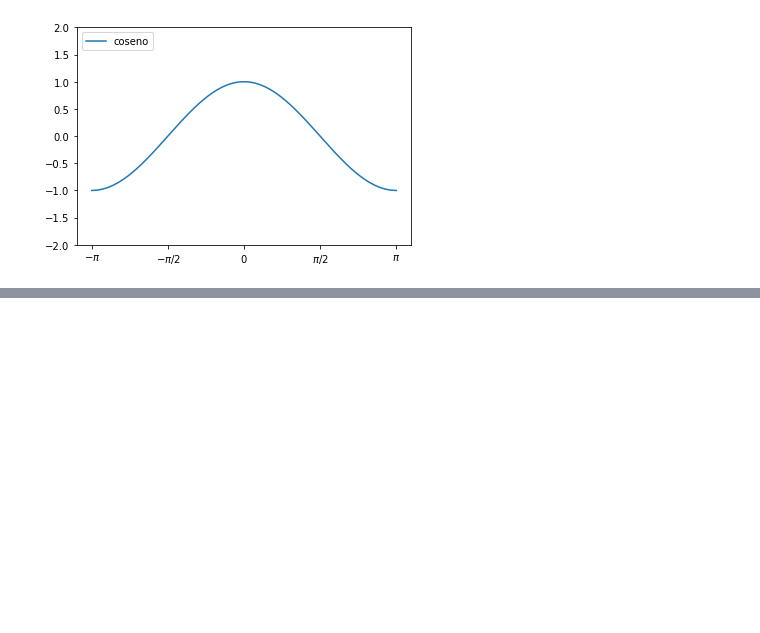
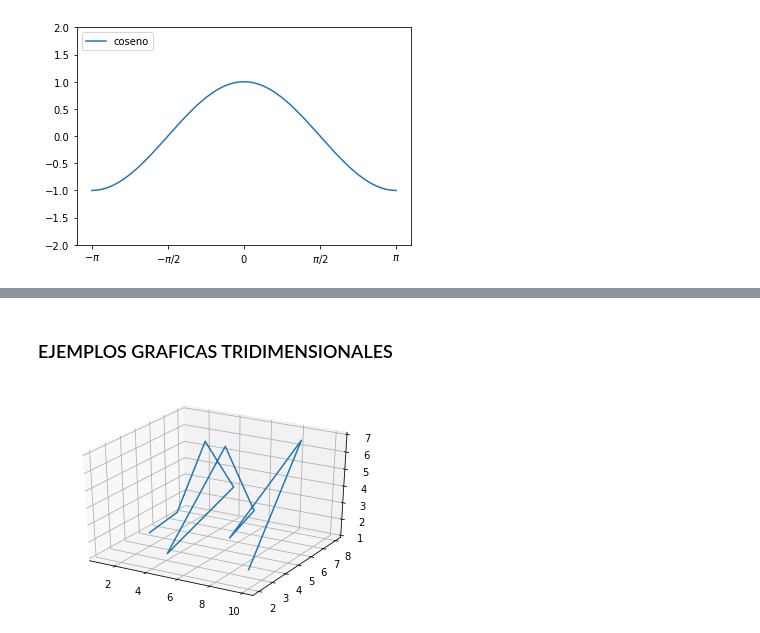
Before and after one commit to mafe230604/graficas_python, a Jupyter notebook: graficas_python.ipynb, the cells around one changed output, grey strips where cells are left out. Drawn from its saved outputs; the diff is of its cells as text; code cells hidden in the pictures; blank space fills up the shorter version.

```diff
--- a/graficas_python.ipynb
+++ b/graficas_python.ipynb
@@ -115,0 +140,27 @@ show()
+# %% [markdown]
+### EJEMPLOS GRAFICAS TRIDIMENSIONALES
+# %%
+
+from mpl_toolkits.mplot3d import axes3d
+import matplotlib.pyplot as plt
+import numpy as np
+
+# Creamos la figura
+fig = plt.figure()
+
+# Agrrgamos un plano 3D
+ax1 = fig.add_subplot(111,projection='3d')
+
+# Datos en array bi-dimensional
+x = np.array([[1,2,3,4,5,6,7,8,9,10]])
+y = np.array([[5,6,7,8,2,5,6,3,7,2]])
+z = np.array([[1,2,6,3,2,7,3,3,7,2]])
+
+# plot_wireframe nos permite agregar los datos x, y, z. Por ello 3D
+# Es necesario que los datos esten contenidos en un array bi-dimensional
+ax1.plot_wireframe(x, y, z)
+
+# Mostramos el gráfico
+plt.show()
+# %% [output]
+[figure, added]
```
Also changed, not shown: parts of 5 cells of this notebook.
